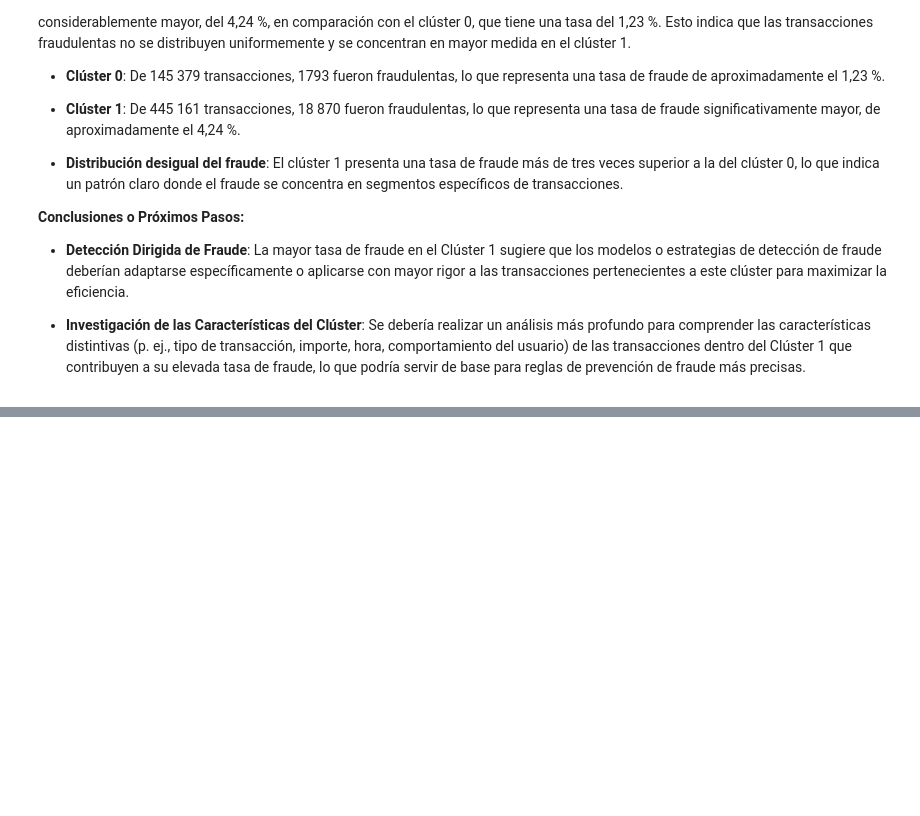
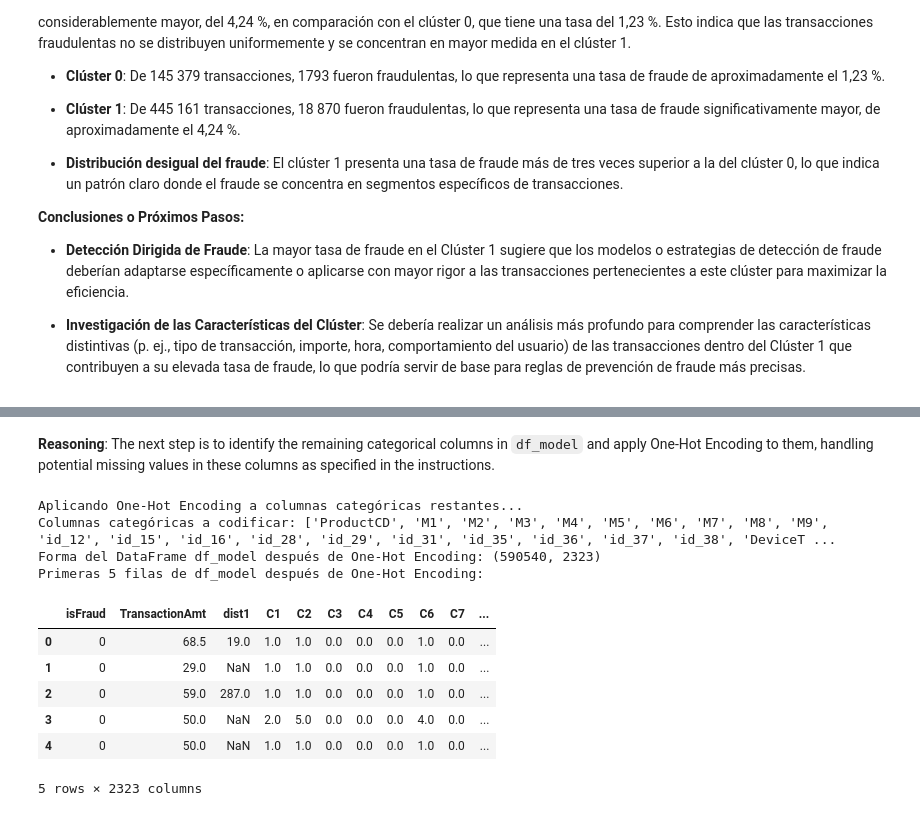
Before and after one commit to josenomberto/UTEC-CDIAV3-MCD8010, a Jupyter notebook: Proyecto02-Grupo1-jc.ipynb, the cells around one changed output, grey strips where cells are left out. Cells and saved outputs as stored; diff of their text form; code cells hidden in the pictures; blank space fills up the shorter version.

```diff
--- a/Proyecto02-Grupo1-jc.ipynb
+++ b/Proyecto02-Grupo1-jc.ipynb
@@ -864,0 +1163,36 @@ La visualización revela diferencias significativas en las tasas de fraude entre
+# %% [markdown]
+**Reasoning**:
+The next step is to identify the remaining categorical columns in `df_model` and apply One-Hot Encoding to them, handling potential missing values in these columns as specified in the instructions.
+# %%
+print("Aplicando One-Hot Encoding a columnas categóricas restantes...")
+
+# Identificar columnas categóricas restantes en df_model
+categorical_cols_to_encode = df_model.select_dtypes(include=['category', 'object']).columns.tolist()
+
+print(f"Columnas categóricas a codificar: {categorical_cols_to_encode}")
+
+# Aplicar One-Hot Encoding. Convertir a object y rellenar nulos con 'Missing'.
+for col in categorical_cols_to_encode:
+    # Convertir a 'object' (string) para poder añadir una nueva 'categoría' 'Missing'
+    # Esto es necesario si la columna ya es de tipo 'category' y 'Missing' no es una categoría existente.
+    if df_model[col].dtype == 'category':
+        df_model[col] = df_model[col].astype(str)
+    df_model[col] = df_model[col].fillna('Missing')
+
+df_model = pd.get_dummies(df_model, columns=categorical_cols_to_encode, dummy_na=False)
+
+print(f"Forma del DataFrame df_model después de One-Hot Encoding: {df_model.shape}")
+print("Primeras 5 filas de df_model después de One-Hot Encoding:")
+display(df_model.head())
+# %% [output]
+Aplicando One-Hot Encoding a columnas categóricas restantes...
+Columnas categóricas a codificar: ['ProductCD', 'M1', 'M2', 'M3', 'M4', 'M5', 'M6', 'M7', 'M8', 'M9', 'id_12', 'id_15', 'id_16', 'id_28', 'id_29', 'id_31', 'id_35', 'id_36', 'id_37', 'id_38', 'DeviceT ...
+Forma del DataFrame df_model después de One-Hot Encoding: (590540, 2323)
+Primeras 5 filas de df_model después de One-Hot Encoding:
+|  | isFraud | TransactionAmt | dist1 | C1 | C2 | C3 | C4 | C5 | C6 | C7 | ... |
+| 0 | 0 | 68.5 | 19.0 | 1.0 | 1.0 | 0.0 | 0.0 | 0.0 | 1.0 | 0.0 | ... |
+| 1 | 0 | 29.0 | NaN | 1.0 | 1.0 | 0.0 | 0.0 | 0.0 | 1.0 | 0.0 | ... |
+| 2 | 0 | 59.0 | 287.0 | 1.0 | 1.0 | 0.0 | 0.0 | 0.0 | 1.0 | 0.0 | ... |
+| 3 | 0 | 50.0 | NaN | 2.0 | 5.0 | 0.0 | 0.0 | 0.0 | 4.0 | 0.0 | ... |
+| 4 | 0 | 50.0 | NaN | 1.0 | 1.0 | 0.0 | 0.0 | 0.0 | 1.0 | 0.0 | ... |
+5 rows × 2323 columns
```
Also changed, not shown: parts of 35 cells of this notebook.
